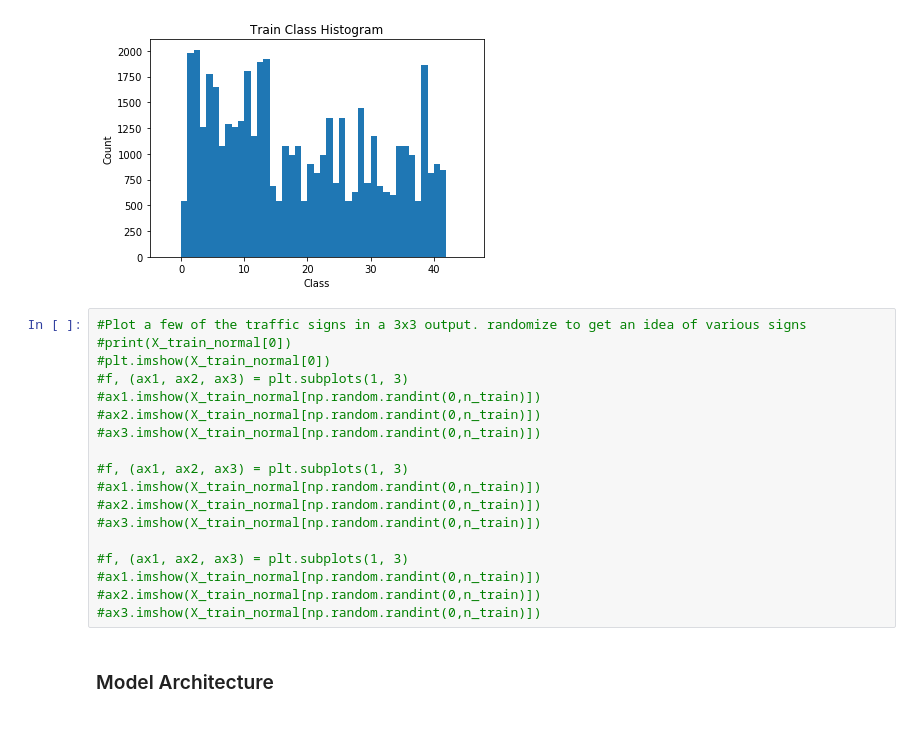
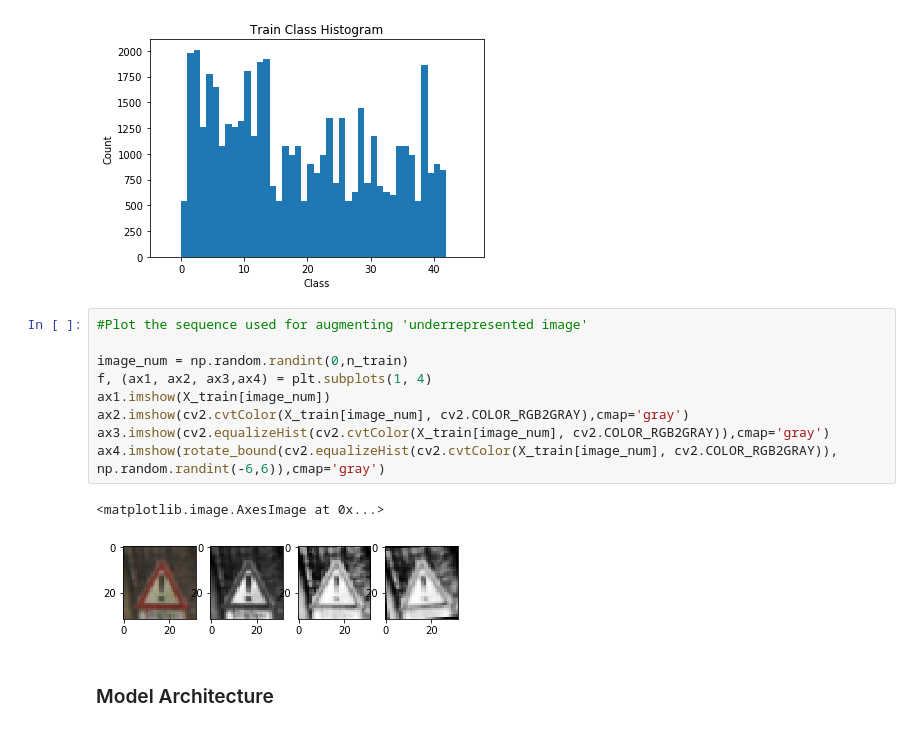
Before and after one commit to avernethy/CarND-Traffic-Sign-Classifier-Project, a Jupyter notebook: Traffic_Sign_Classifier.ipynb, the cells around one changed output. Cells and saved outputs as stored; diff of their text form.

Commit message:
add image preprocess output example

```diff
--- a/Traffic_Sign_Classifier.ipynb
+++ b/Traffic_Sign_Classifier.ipynb
@@ -338,24 +338,18 @@ plt.ylabel("Count")
 # %% [output]
 <matplotlib.text.Text at 0x...>
 [figure]
-# %%
-#Plot a few of the traffic signs in a 3x3 output. randomize to get an idea of various signs
-#print(X_train_normal[0])
-#plt.imshow(X_train_normal[0])
-#f, (ax1, ax2, ax3) = plt.subplots(1, 3)
-#ax1.imshow(X_train_normal[np.random.randint(0,n_train)])
-#ax2.imshow(X_train_normal[np.random.randint(0,n_train)])
-#ax3.imshow(X_train_normal[np.random.randint(0,n_train)])
-
-#f, (ax1, ax2, ax3) = plt.subplots(1, 3)
-#ax1.imshow(X_train_normal[np.random.randint(0,n_train)])
-#ax2.imshow(X_train_normal[np.random.randint(0,n_train)])
-#ax3.imshow(X_train_normal[np.random.randint(0,n_train)])
-
-#f, (ax1, ax2, ax3) = plt.subplots(1, 3)
-#ax1.imshow(X_train_normal[np.random.randint(0,n_train)])
-#ax2.imshow(X_train_normal[np.random.randint(0,n_train)])
-#ax3.imshow(X_train_normal[np.random.randint(0,n_train)])
+# %%
+#Plot the sequence used for augmenting 'underrepresented image'
+
+image_num = np.random.randint(0,n_train)
+f, (ax1, ax2, ax3,ax4) = plt.subplots(1, 4)
+ax1.imshow(X_train[image_num])
+ax2.imshow(cv2.cvtColor(X_train[image_num], cv2.COLOR_RGB2GRAY),cmap='gray')
+ax3.imshow(cv2.equalizeHist(cv2.cvtColor(X_train[image_num], cv2.COLOR_RGB2GRAY)),cmap='gray')
+ax4.imshow(rotate_bound(cv2.equalizeHist(cv2.cvtColor(X_train[image_num], cv2.COLOR_RGB2GRAY)), np.random.randint(-6,6)),cmap='gray')
+# %% [output]
+<matplotlib.image.AxesImage at 0x...>
+[figure, added]
 # %% [markdown]
 ### Model Architecture
 # %%
```
Also changed, not shown: 5 other files.
